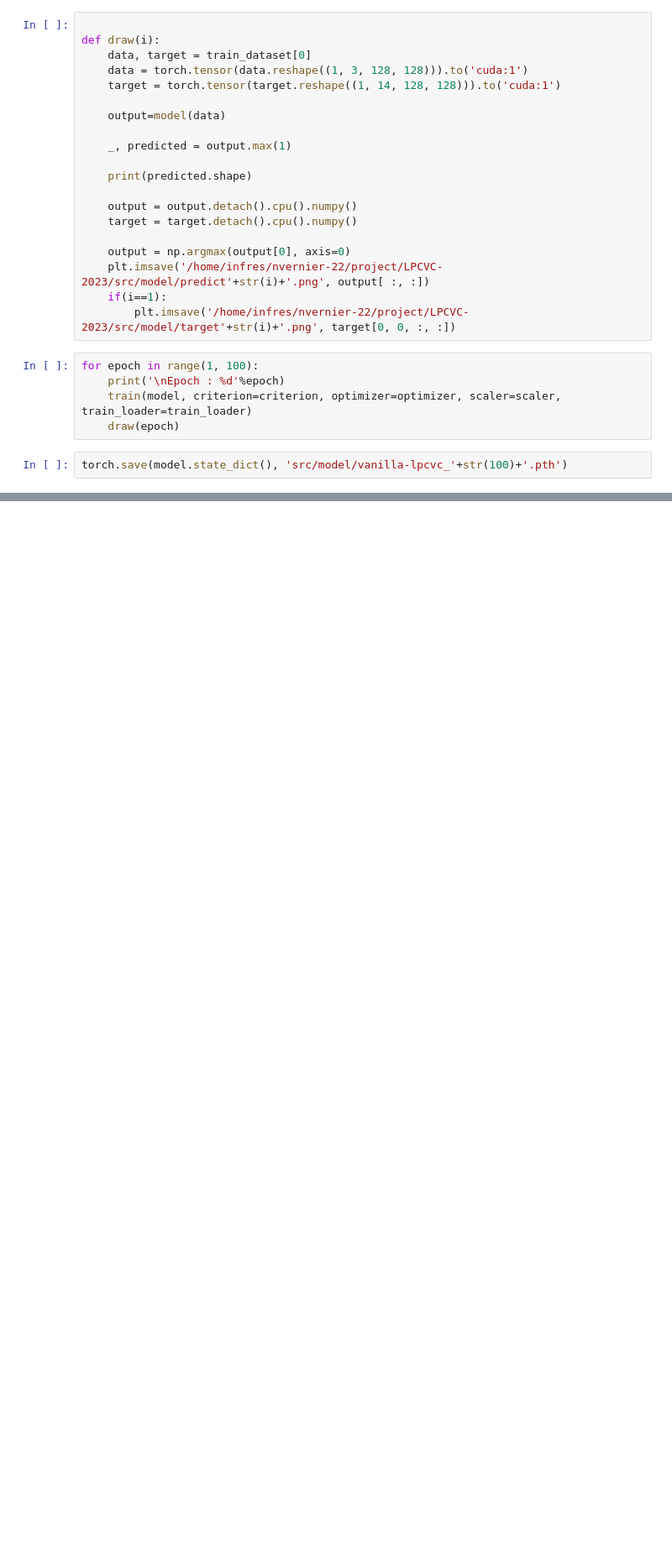
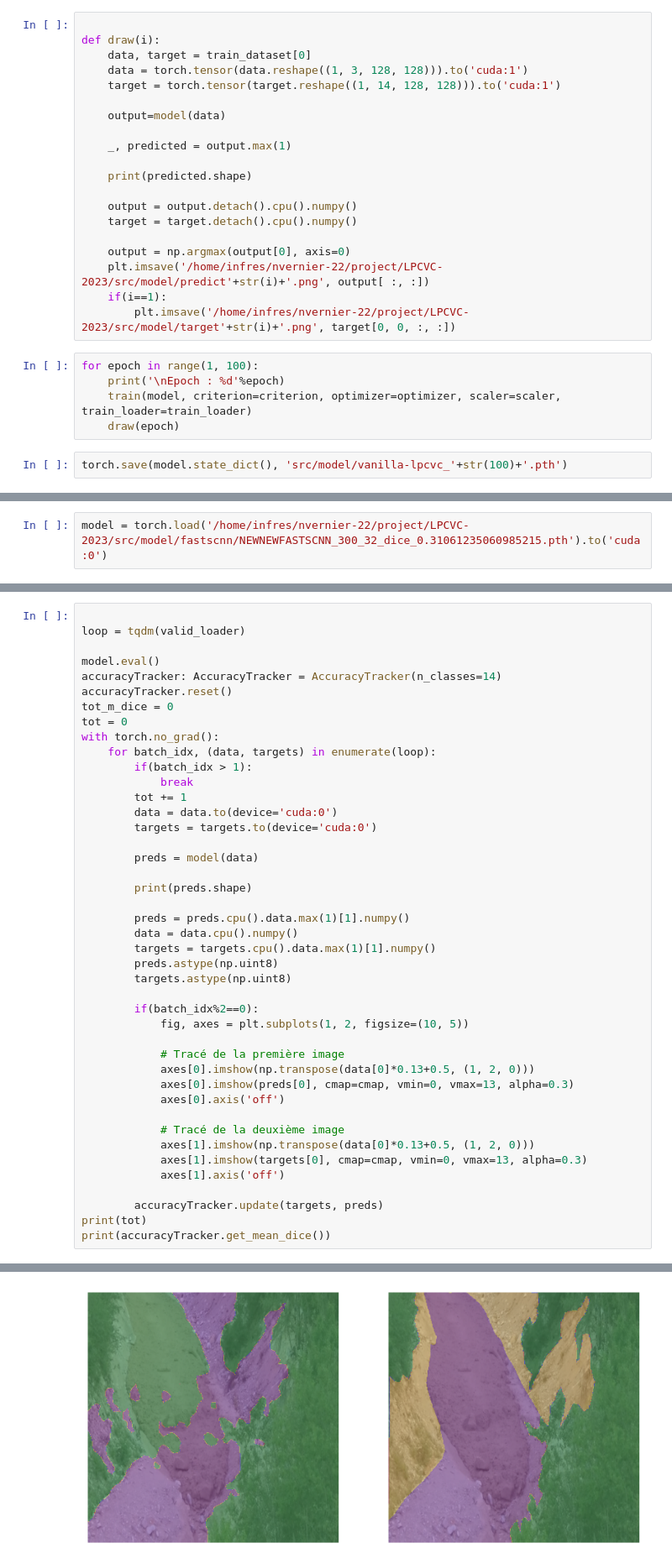
Before and after one commit to SunJacques/LPCVC-2023, a Jupyter notebook: train_test.ipynb, the cells around one changed output, grey strips where cells are left out. Shown at 84% size. Cells and saved outputs as stored; diff of their text form; blank space fills up the shorter version.

```diff
--- a/train_test.ipynb
+++ b/train_test.ipynb
@@ -201,0 +277,2 @@ torch.save(model.state_dict(), 'src/model/vanilla-lpcvc_'+str(100)+'.pth')
+# %%
+model = torch.load('/home/infres/nvernier-22/project/LPCVC-2023/src/model/fastscnn/NEWNEWFASTSCNN_300_32_dice_0.31061235060985215.pth').to('cuda:0')
@@ -201,0 +322,44 @@ torch.save(model.state_dict(), 'src/model/vanilla-lpcvc_'+str(100)+'.pth')
+# %%
+
+loop = tqdm(valid_loader)
+
+model.eval()
+accuracyTracker: AccuracyTracker = AccuracyTracker(n_classes=14)
+accuracyTracker.reset()
+tot_m_dice = 0
+tot = 0
+with torch.no_grad():
+    for batch_idx, (data, targets) in enumerate(loop):
+        if(batch_idx > 1):
+            break
+        tot += 1
+        data = data.to(device='cuda:0')
+        targets = targets.to(device='cuda:0')
+
+        preds = model(data)
+
+        print(preds.shape)
+
+        preds = preds.cpu().data.max(1)[1].numpy()
+        data = data.cpu().numpy()
+        targets = targets.cpu().data.max(1)[1].numpy()
+        preds.astype(np.uint8)
+        targets.astype(np.uint8)
+
+        if(batch_idx%2==0):
+            fig, axes = plt.subplots(1, 2, figsize=(10, 5))
+
+            # Tracé de la première image
+            axes[0].imshow(np.transpose(data[0]*0.13+0.5, (1, 2, 0)))
+            axes[0].imshow(preds[0], cmap=cmap, vmin=0, vmax=13, alpha=0.3)
+            axes[0].axis('off')
+
+            # Tracé de la deuxième image
+            axes[1].imshow(np.transpose(data[0]*0.13+0.5, (1, 2, 0)))
+            axes[1].imshow(targets[0], cmap=cmap, vmin=0, vmax=13, alpha=0.3)
+            axes[1].axis('off')
+
+        accuracyTracker.update(targets, preds)
+print(tot)
+print(accuracyTracker.get_mean_dice())
+# %% [output]
@@ -201,0 +370 @@ torch.save(model.state_dict(), 'src/model/vanilla-lpcvc_'+str(100)+'.pth')
+[figure, added]
```
Also changed, not shown: parts of 32 cells of this notebook, 11 other files.
